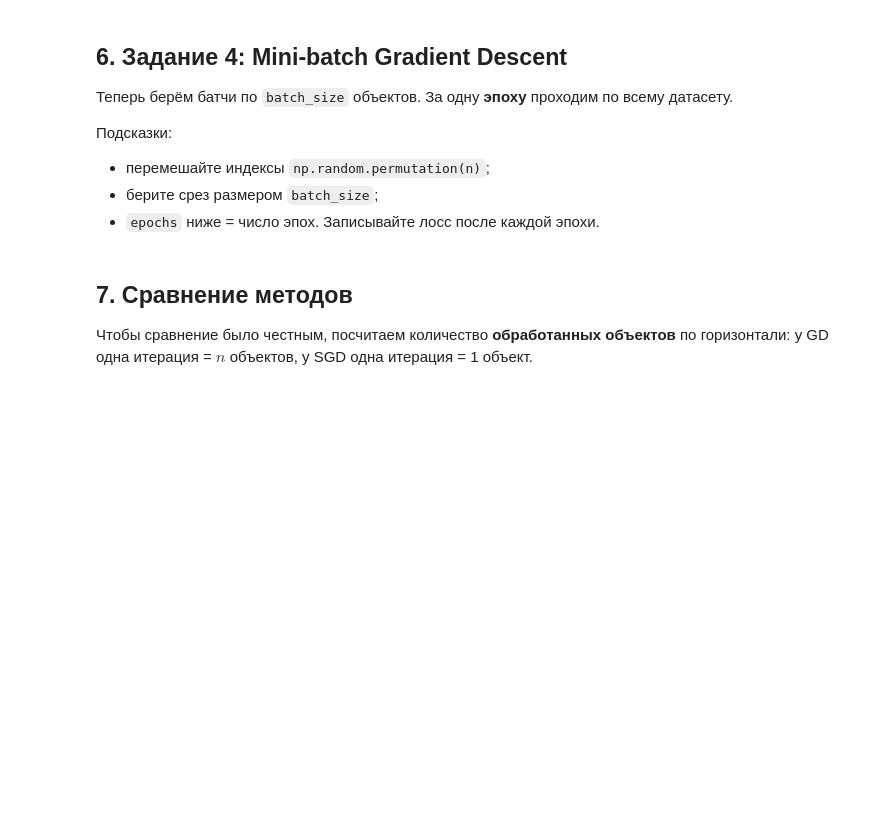
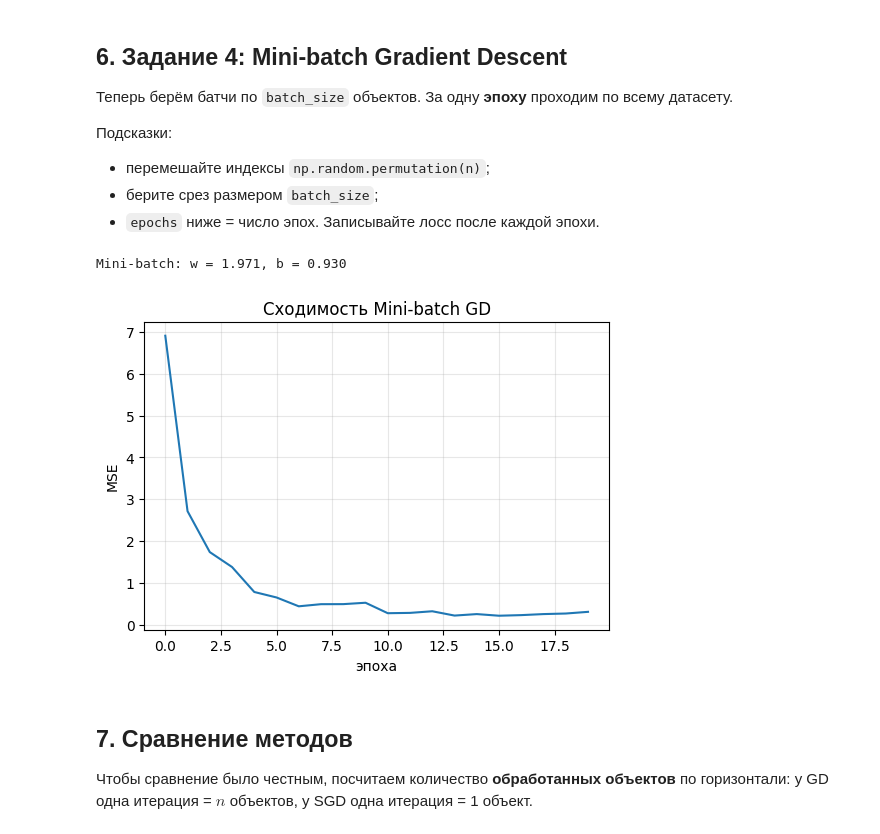
Before and after one commit to YulieRu/PINN2026-1, a Jupyter notebook: tasks/7_gradient_decent/gradient_descent_tutorial.ipynb, the cells around one changed output. Drawn from its saved outputs; the diff is of its cells as text; code cells hidden in the pictures; blank space fills up the shorter version.

```diff
--- a/tasks/7_gradient_decent/gradient_descent_tutorial.ipynb
+++ b/tasks/7_gradient_decent/gradient_descent_tutorial.ipynb
@@ -147,20 +167,30 @@ plt.show()
 # %%
 # TODO 4: mini-batch gradient descent
 
 def minibatch_gd(X, y, lr=0.05, batch_size=32, epochs=20):
     n = len(X)
     w, b = 0.0, 0.0
     history = []
-    # ВАШ КОД
+    for i in range(epochs):
+        j = np.random.permutation(n)
+        dL_dw, dL_db = grads(X[j][0:batch_size], y[j][0:batch_size], w, b)
+        w = w - lr*dL_dw
+        b = b - lr*dL_db
+        y_pred = w*X[j][0:batch_size] + b
+        L = mse(y_pred, y[j][0:batch_size])
+        history.append(L)
     return w, b, history
 
 w_mb, b_mb, hist_mb = minibatch_gd(X, y, lr=0.05, batch_size=32, epochs=20)
 print(f'Mini-batch: w = {w_mb:.3f}, b = {b_mb:.3f}')
 
 plt.figure(figsize=(6, 4))
 plt.plot(hist_mb)
 plt.xlabel('эпоха'); plt.ylabel('MSE'); plt.title('Сходимость Mini-batch GD'); plt.grid(alpha=0.3)
 plt.show()
+# %% [output]
+Mini-batch: w = 1.971, b = 0.930
+[figure, added]
 # %% [markdown]
 ## 7. Сравнение методов
 
```
Also changed, not shown: parts of 7 cells of this notebook, 1 other file.
